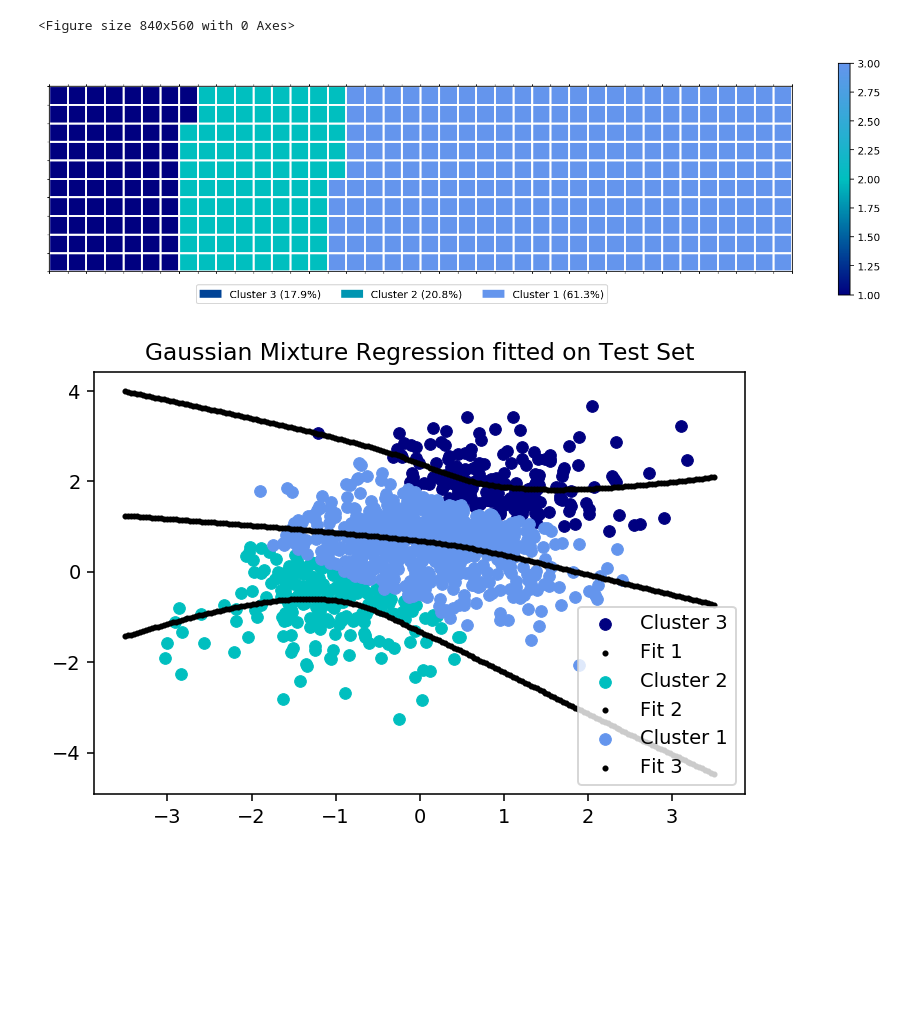
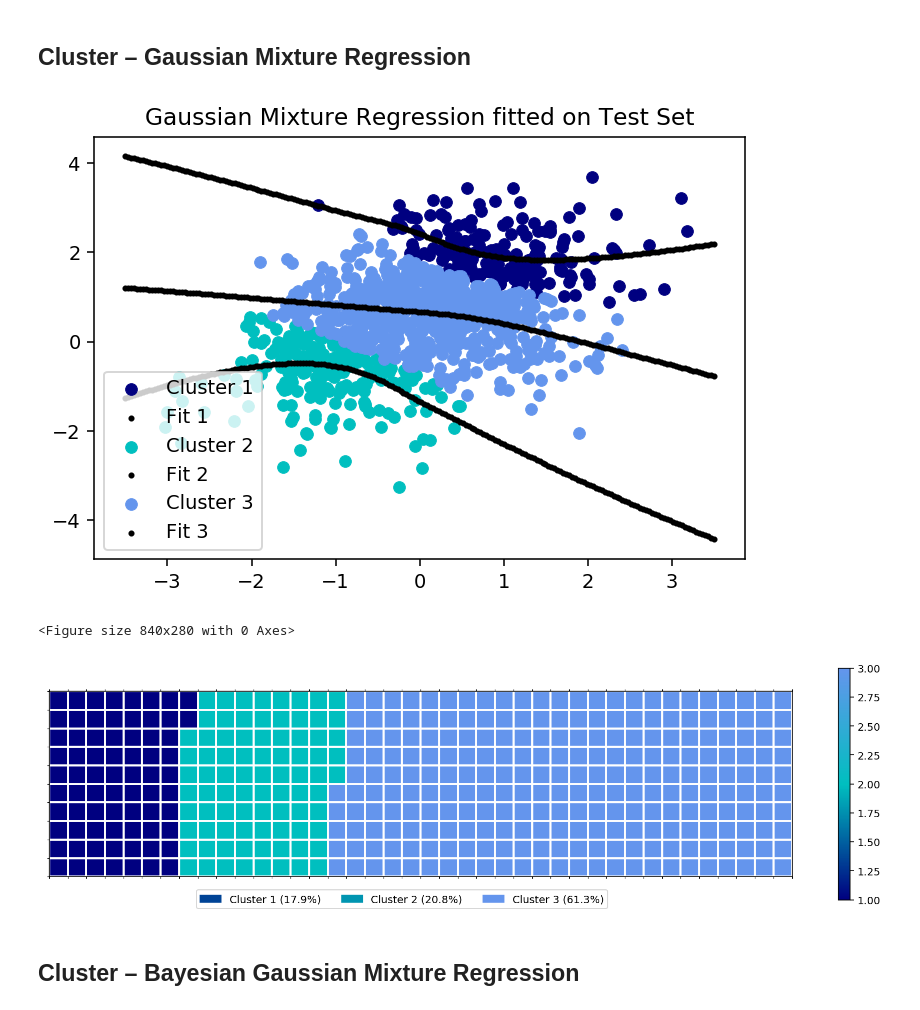
Before and after one commit to deeplearninghsw/dlhsw-examples, a Jupyter notebook: Regression/ClusterRegression.ipynb, the cells around one changed output. Cells and saved outputs as stored; diff of their text form; code cells hidden in the pictures; blank space fills up the shorter version.

```diff
--- a/Regression/ClusterRegression.ipynb
+++ b/Regression/ClusterRegression.ipynb
@@ -34,46 +28,52 @@ x_train, x_test, y_train, y_test = train_test_split(x_cords, y_cords, test_size=
 
 X_test = np.stack((x_test, y_test), axis=1)
 X_train = np.stack((x_train, y_train), axis=1)
+# %% [markdown]
+## Cluster – Gaussian Mixture Regression
 # %%
-if Gaussian_Mixture:
-    X_gm = X_test
+X_gm = X_test
 
-    gm = GaussianMixture(
-        n_components=3,
-        covariance_type='full',
-        max_iter = 500,
-        random_state = np.random.seed(4)).fit(X_gm)
+gm = GaussianMixture(
+    n_components=3,
+    covariance_type='full',
+    max_iter = 500,
+    random_state = np.random.seed(4)).fit(X_gm)
 
-    # use whole dataset for prediction
-    y_pred = gm.predict(X)
+# use whole dataset for prediction
+y_pred = gm.predict(X)
 
-    # form sorted prediction data
-    y_pred_processed = {
-        'Total': [len(np.where(y_pred == 0)[0]), len(
-            np.where(y_pred == 1)[0]), len(np.where(y_pred == 2)[0])],
-        'Cords': [np.where(y_pred == 0)[0], np.where(y_pred == 1)[0], np.where(y_pred == 2)[0]]}
+# form sorted prediction data
+y_pred_processed = {
+    'Total': [len(np.where(y_pred == 0)[0]), len(
+        np.where(y_pred == 1)[0]), len(np.where(y_pred == 2)[0])],
+    'Cords': [np.where(y_pred == 0)[0], np.where(y_pred == 1)[0], np.where(y_pred == 2)[0]]}
 
-    df = pd.DataFrame(y_pred_processed).sort_values(
-        by=['Total'], ignore_index=True)
-    df['Cluster'] = {'Cluster 1', 'Cluster 2', 'Cluster 3'}
-    # print(df)
-
-    # Create waffle chart
-    width = 40  # width of chart
-    height = 10  # height of chart
-
-    categories = df['Cluster'].values  # categories
-    # print(categories)
-
-    values = df['Total']
-    # print(values)
-
-    create_waffle_chart(categories, values, height, width, value_sign='%')
-
-    # Plotting cluster with regression
-    gaussian_regression(x_cords, y_cords, df, 'Gaussian Mixture Regression fitted on Test Set')
+df = pd.DataFrame(y_pred_processed).sort_values(
+    by=['Total'], ignore_index=True)
+df = pd.concat([df, pd.DataFrame(
+    {'Cluster': ['Cluster 1', 'Cluster 2', 'Cluster 3']})], sort=False, axis=1)
+# print(df)
-# %% [output]
-<Figure size 840x560 with 0 Axes>
-[figure, removed]
-[figure, removed]
+# %%
+# Plotting cluster with regression
+gaussian_regression(x_cords, y_cords, df,
+                    'Gaussian Mixture Regression fitted on Test Set')
+# %% [output]
+[figure, added]
+# %%
+# Create waffle chart
+width = 40  # width of chart
+height = 10  # height of chart
+
+categories = df['Cluster'].values  # categories
+# print(categories)
+
+values = df['Total']
+# print(values)
+
+create_waffle_chart(categories, values, height, width, value_sign='%')
+# %% [output]
+<Figure size 840x280 with 0 Axes>
+[figure, added]
+# %% [markdown]
+## Cluster – Bayesian Gaussian Mixture Regression
 # %%
```
Also changed, not shown: parts of 5 cells of this notebook, 2 other files.
